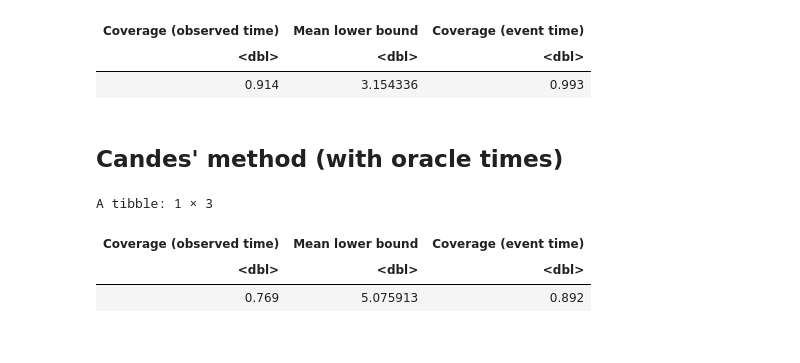
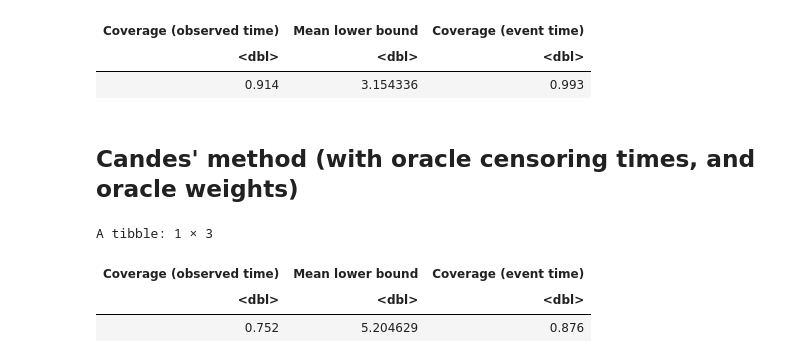
Before and after one commit to msesia/conformal_survival, a Jupyter notebook: code/survival-cqr-new.ipynb, the cells around one changed output. Drawn from its saved outputs; the diff is of its cells as text; code cells hidden in the pictures.

Commit message:
Improved modeling of censoring times, implemented weighting

```diff
--- a/code/survival-cqr-new.ipynb
+++ b/code/survival-cqr-new.ipynb
@@ -140,11 +139,11 @@ A data.frame: 2 × 3
 # %%
 source("utils_censoring.R")
 
-# Create an instance of the CensoringDistribution class with the model
-cens_model <- SurvregModelWrapper$new(dist="weibull")
+# Initialize a base model for the censoring distribution
+cens_base_model <- SurvregModelWrapper$new(dist="weibull")
 
-# Create an instance of the CensoringDistribution class with the model
-censoring_model <- CensoringDistribution$new(model = cens_model)
+# Create an instance of the CensoringModel class with the model
+censoring_model <- CensoringModel$new(model = cens_base_model)
 
 # Fit the censoring distribution
 censoring_model$fit(data = data.train)
@@ -198,20 +197,20 @@ A tibble: 1 × 3
 | <dbl> | <dbl> | <dbl> |
 | 0.914 | 3.154336 | 0.993 |
 # %% [markdown]
-## Candes' method (with oracle times)
+## Candes' method (with oracle censoring times, and oracle weights)
 # %%
 source("utils_conformal.R")
 
 # Impute the missing censoring times
 C.cal <- data.cal.oracle$censoring_time
 
-pred.candes <- predict_Candes(data.test, surv_model, data.cal, C.cal, alpha)
+pred.candes <- predict_Candes(data.test, surv_model, generator, data.cal, C.cal, alpha)
 
 evaluate_bounds(data.test.oracle$time,
                 pred.candes$calibrated,
                 event_time=data.test.oracle$event_time)
 # %% [output]
 A tibble: 1 × 3
 | Coverage (observed time) | Mean lower bound | Coverage (event time) |
 | <dbl> | <dbl> | <dbl> |
-| 0.769 | 5.075913 | 0.892 |
+| 0.752 | 5.204629 | 0.876 |
```
Also changed, not shown: parts of 11 cells of this notebook, 4 other files.
